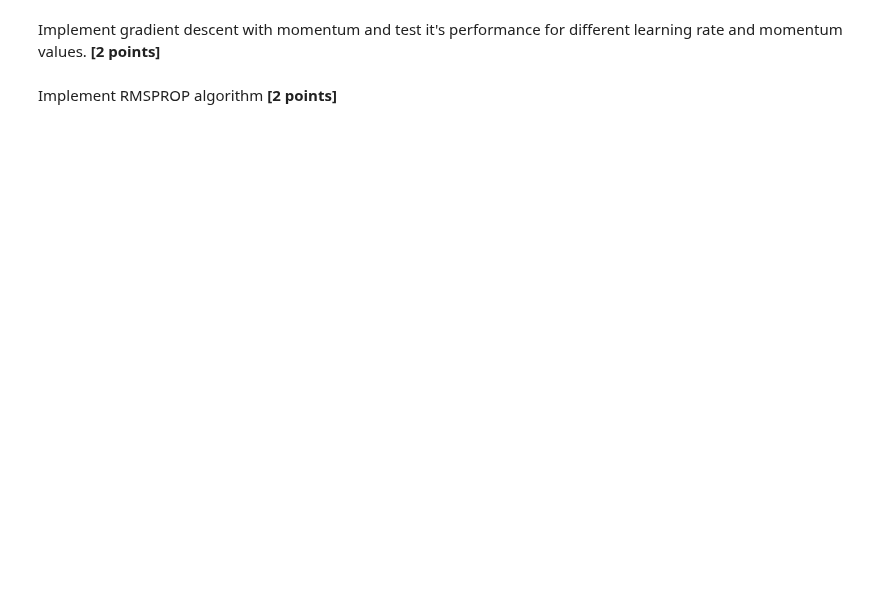
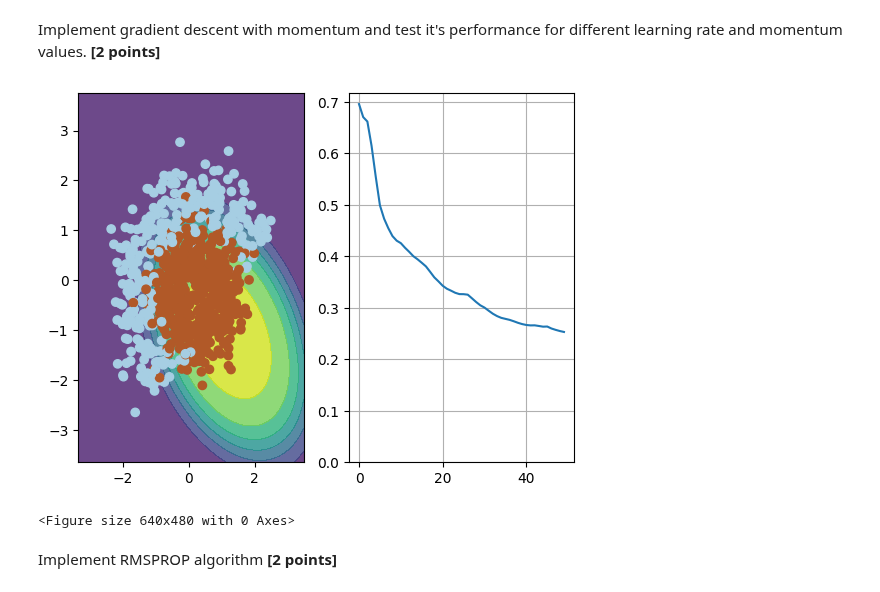
Before and after one commit to chenfengru/Practical-DeepLearning, a Jupyter notebook: week01_backprop/adaptive_sgd.ipynb, the cells around one changed output. Saved outputs shown, nothing was run; the diff lists cells and outputs as text; code cells hidden in the pictures; blank space fills up the shorter version.

```diff
--- a/week01_backprop/adaptive_sgd.ipynb
+++ b/week01_backprop/adaptive_sgd.ipynb
@@ -215,22 +258,32 @@ Implement gradient descent with momentum and test it's performance for different
 # %%
 w = np.array([0,0,0,0,0,1])
 
-alpha = 0.0 # learning rate. Please change.
-mu    = 0.0 # momentum. Please change.
+alpha = 0.1 # learning rate. Please change.
+mu    = 0.7 # momentum. Please change.
+
+velocity = np.zeros_like(w)
+
 
 n_iter = 50
 batch_size = 4
 loss = np.zeros(n_iter)
 plt.figure(figsize=(12,5))
 for i in range(n_iter):
     ind = np.random.choice(X.shape[0], batch_size)
     loss[i] = compute_loss(X, y, w)
     visualize(X[ind,:], y[ind], w, loss)
 
-    <update w and anything else here>
+    grad = compute_grad(X[ind, :], y[ind], w)
+
+    velocity = mu * velocity - alpha * grad
+
+    w = w + velocity
 
 visualize(X, y, w, loss)
 plt.clf()
+# %% [output]
+[figure, added]
+<Figure size 640x480 with 0 Axes>
 # %% [markdown]
 Implement RMSPROP algorithm __[2 points]__
 # %%
```
Also changed, not shown: parts of 12 cells of this notebook, 1 other file.
